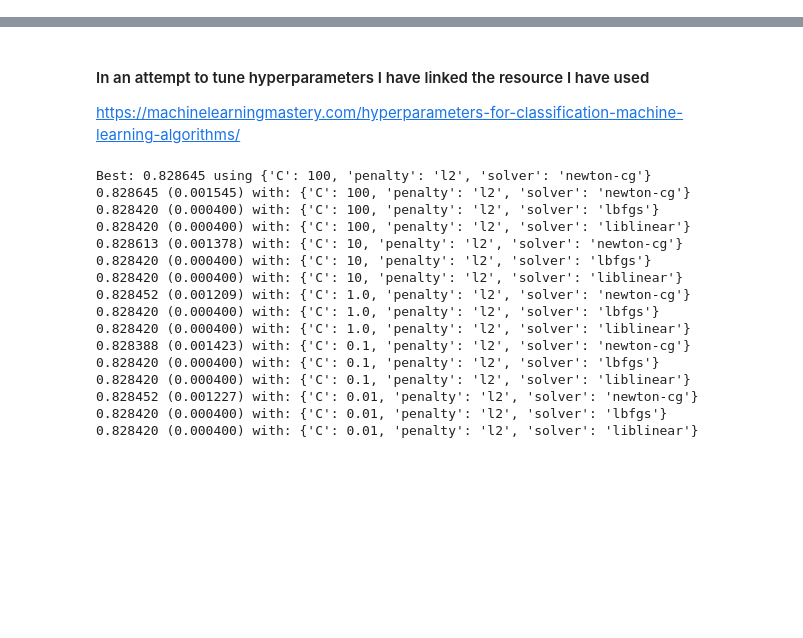
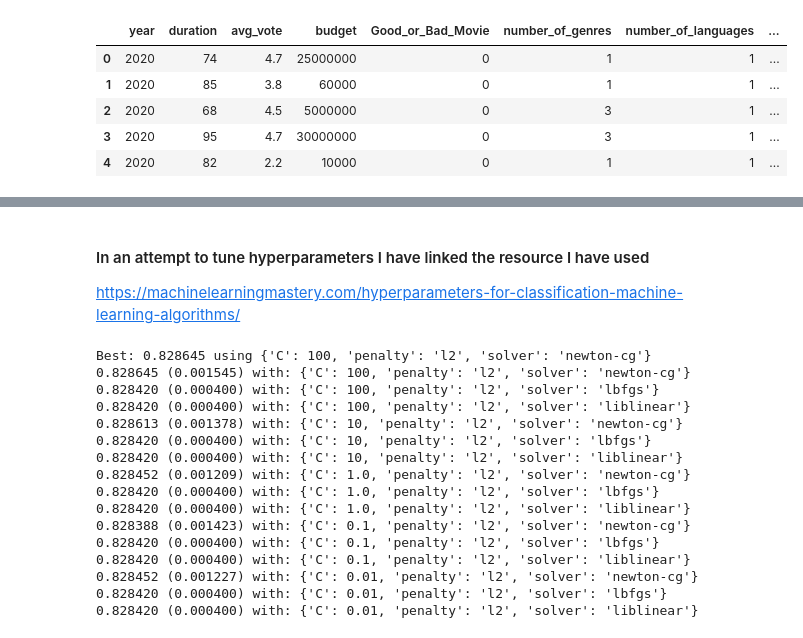
Before and after one commit to MersedehSP/Movie_Makers, a Jupyter notebook: LogisticReg_RU.ipynb, the cells around one changed output, grey strips where cells are left out. Cells and saved outputs as stored; diff of their text form; code cells hidden in the pictures; blank space fills up the shorter version.

```diff
--- a/LogisticReg_RU.ipynb
+++ b/LogisticReg_RU.ipynb
@@ -19,0 +30,17 @@ data["avg_vote_rounded"]=avg_vote_rounded
+# %%
+#Try to bin the budget, add a new column to the dataframe and run the model
+cut_bins = [9999,99999,999999,9999999,99999999,999999999]
+cut_labels = ["<100K","100K-1M","1M-10M","10M-100M","100M-1B"]
+data2['budget_bin'] = pd.cut(data2['budget'], bins=cut_bins, labels=cut_labels)
+
+
+#Try to bin the duration, add a new column to the dataframe and run the model
+cut_bins
+data2.head()
+# %% [output]
+|  | year | duration | avg_vote | budget | Good_or_Bad_Movie | number_of_genres | number_of_languages | ... |
+| 0 | 2020 | 74 | 4.7 | 25000000 | 0 | 1 | 1 | ... |
+| 1 | 2020 | 85 | 3.8 | 60000 | 0 | 1 | 1 | ... |
+| 2 | 2020 | 68 | 4.5 | 5000000 | 0 | 3 | 1 | ... |
+| 3 | 2020 | 95 | 4.7 | 30000000 | 0 | 3 | 1 | ... |
+| 4 | 2020 | 82 | 2.2 | 10000 | 0 | 1 | 1 | ... |
```
Also changed, not shown: parts of 17 cells of this notebook, 3 other files.
